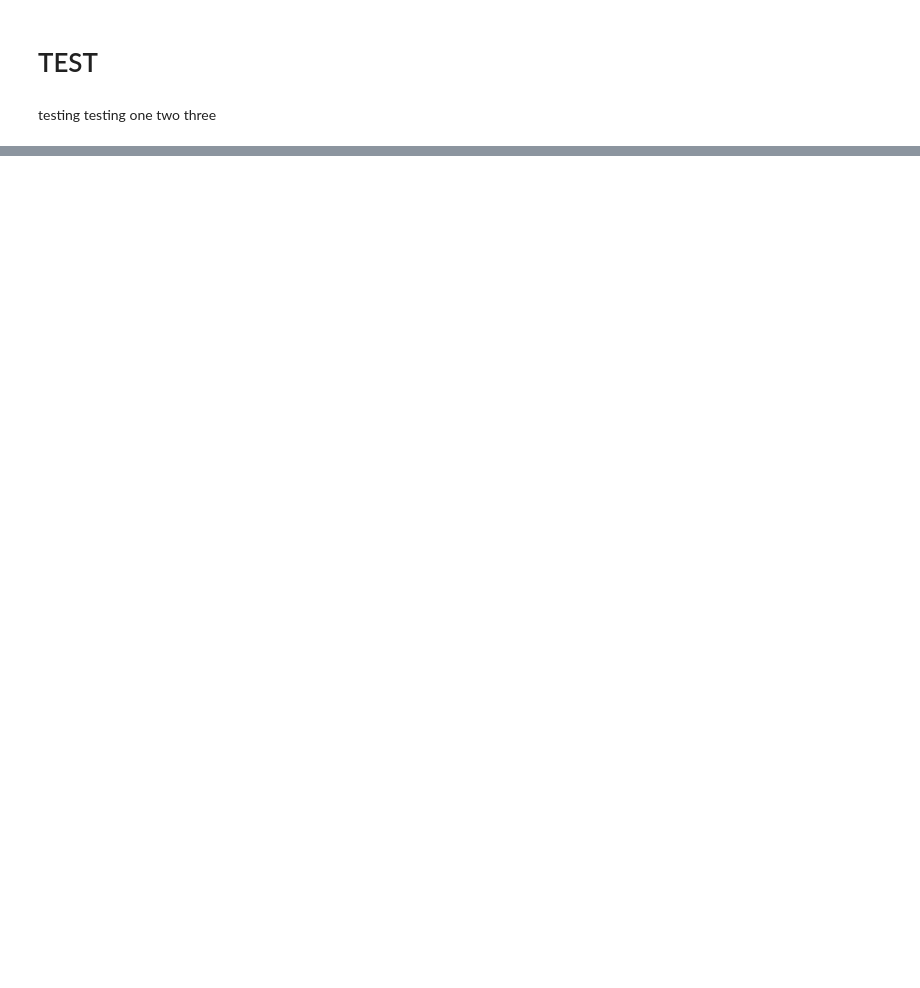
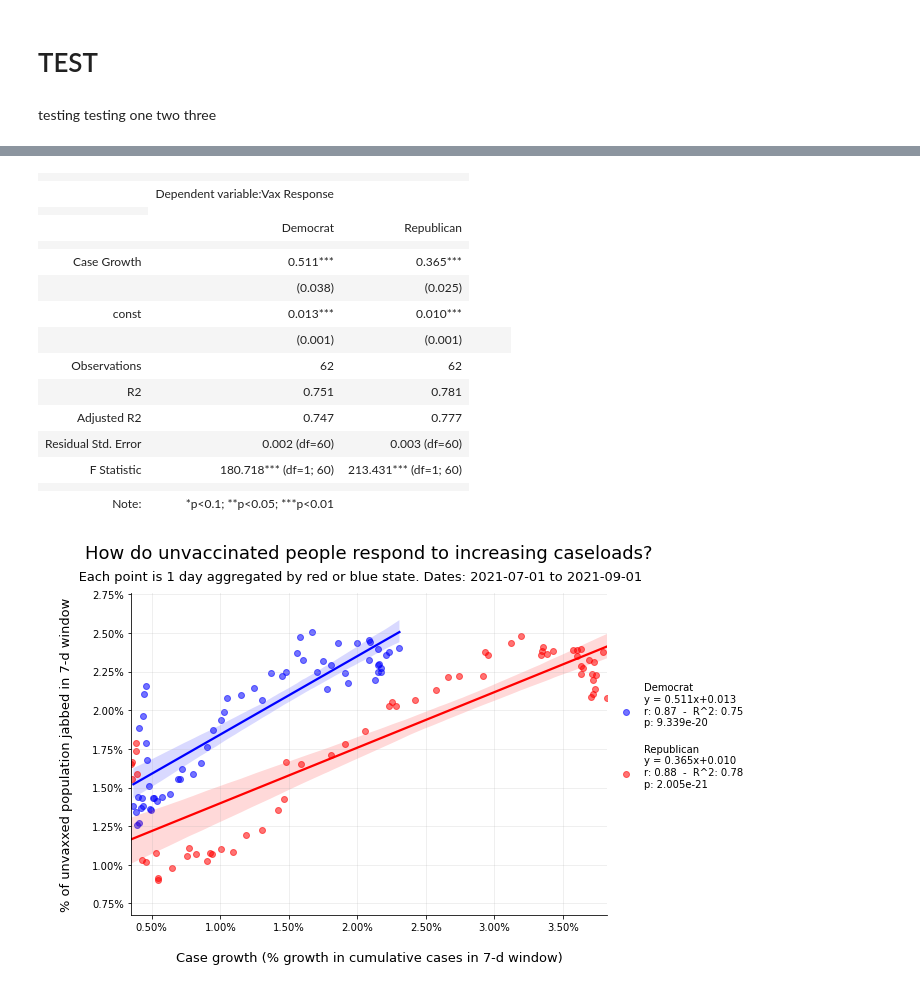
Before and after one commit to mraottth/API-201Z, a Jupyter notebook: Python/test_jupyter.ipynb, the cells around one changed output, grey strips where cells are left out. Drawn from its saved outputs; the diff is of its cells as text; code cells hidden in the pictures; blank space fills up the shorter version.

```diff
--- a/Python/test_jupyter.ipynb
+++ b/Python/test_jupyter.ipynb
@@ -39,0 +40,28 @@ agg_lm(
+# %%
+# Cases rising date window split on party
+agg_lm(
+    data=df_joined_cases,
+    groupby='2020 Election Winner',
+    hue_levels={'Democrat':'blue', 'Republican':'red'},
+    suptitle='Each point is 1 day aggregated by red or blue state',
+    start="2021-07-01",
+    end="2021-09-01"
+)[1]
+# %% [output]
+|  |  |  |
+|  | Dependent variable:Vax Response |  |
+|  |
+|  | Democrat | Republican |
+|  |  |  |
+| Case Growth | 0.511*** | 0.365*** |
+|  | (0.038) | (0.025) |
+| const | 0.013*** | 0.010*** |
+|  | (0.001) | (0.001) |  |  |  |
+| Observations | 62 | 62 |
+| R2 | 0.751 | 0.781 |
+| Adjusted R2 | 0.747 | 0.777 |
+| Residual Std. Error | 0.002 (df=60) | 0.003 (df=60) |
+| F Statistic | 180.718*** (df=1; 60) | 213.431*** (df=1; 60) |
+|  |  |  |
+| Note: | *p<0.1; **p<0.05; ***p<0.01 |  |
+[figure, added]
```
Also changed, not shown: parts of 2 cells of this notebook, 3 other files.
